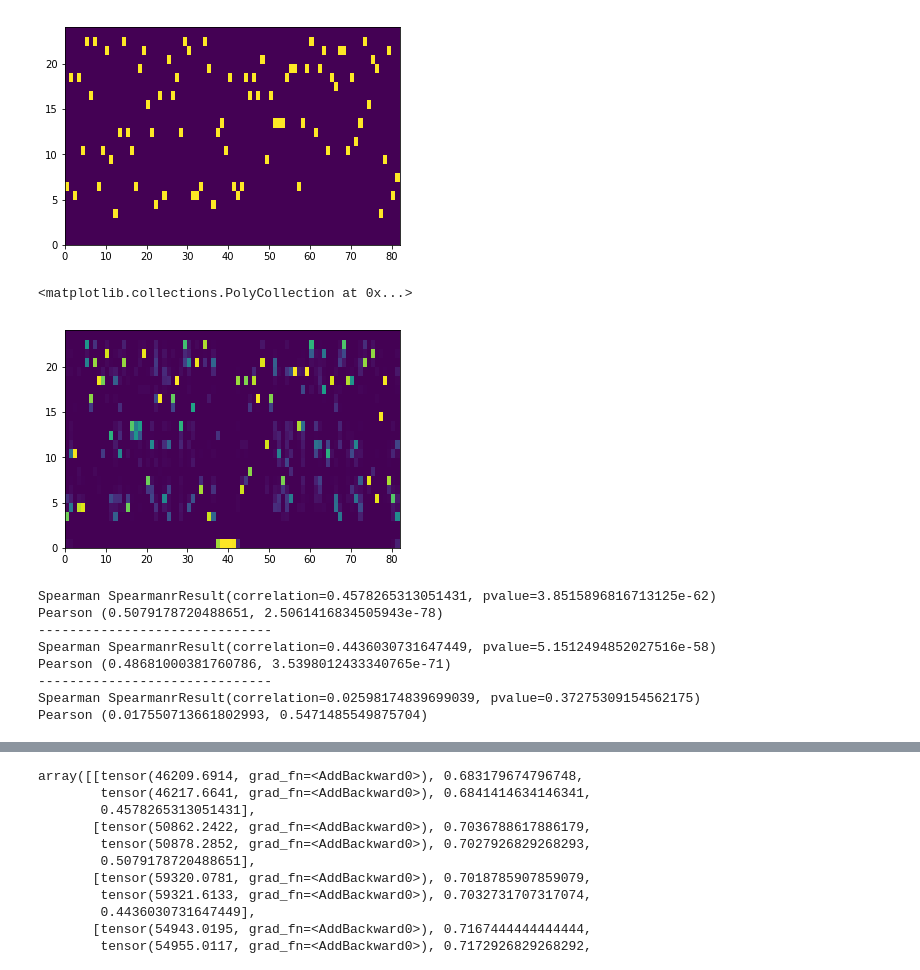
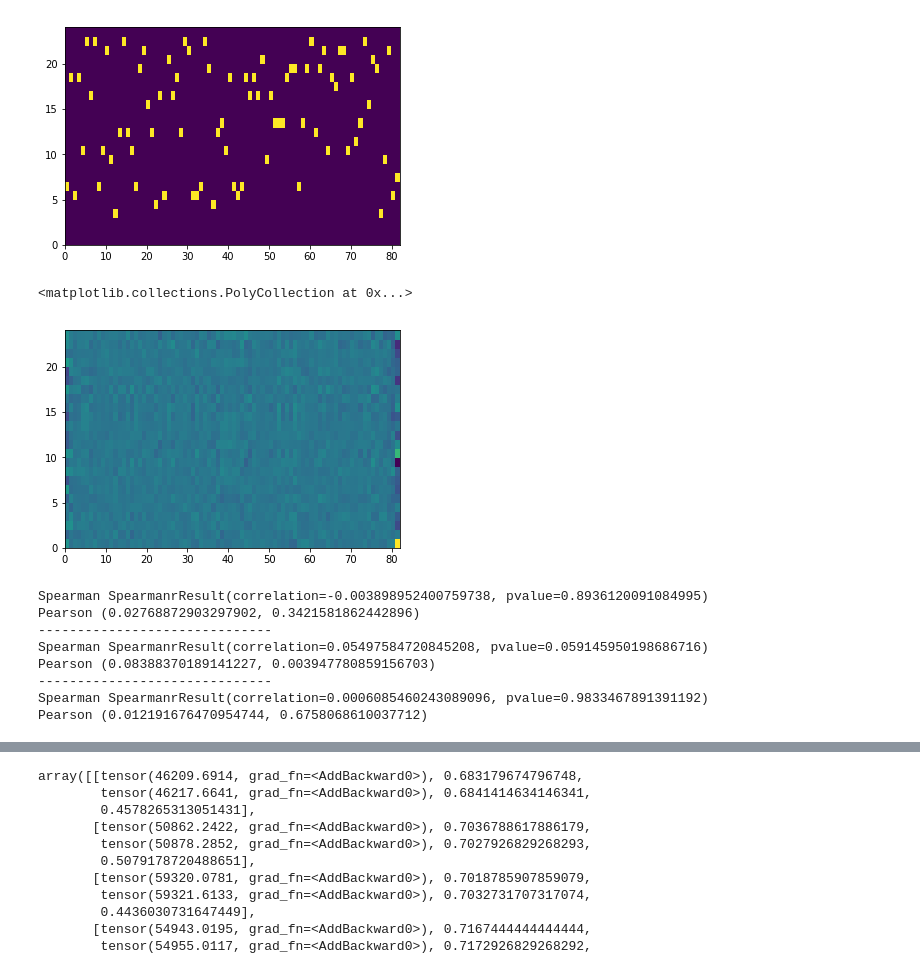
Before and after one commit to anihamde/VAE_protein_function, a Jupyter notebook: VAE_for_protein_function_prediction-TORCH.ipynb, the cells around one changed output, grey strips where cells are left out. Cells and saved outputs as stored; diff of their text form; code cells hidden in the pictures.

```diff
--- a/VAE_for_protein_function_prediction-TORCH.ipynb
+++ b/VAE_for_protein_function_prediction-TORCH.ipynb
@@ -441,7 +364,7 @@ x_train = x_train.reshape((len(x_train), np.prod(x_train.shape[1:])))
 # early_stopping = EarlyStopping(monitor='val_loss', patience=3)
 spearman_measure=rho_vs_mutants(test_data_plus,batch_size*int(len(test_data_plus)/batch_size),len(ORDER_LIST),PRUNED_SEQ_LENGTH)
 # %%
-vae_type = 'rec'
+vae_type = 'conv'
 # %%
 def conv_size_func(Lin,dilation,kernel,padding=0,stride=1):
   return int(((Lin+2*padding-dilation*(kernel-1)-1)/stride)+1)
@@ -522,7 +445,7 @@ elif vae_type == 'rec':
     univ_dropout = [0.2]*2
     dropout_enc = univ_dropout
     dropout_dec = univ_dropout
-    hid_size = [10,5]
+    hid_size = [20,10]
     dec_lin = False
 
     num_layers = 2
@@ -831,5 +796,8 @@ if vae_type == "conv":
 if vae_type == "full":
     fit_xtrain = model(torch.Tensor(train.view(-1,1968))).detach()
 
+if vae_type == "rec":
+    fit_xtrain = model(train.view(-1,82,24)).detach()
+
 z_means = model.z_mean.detach()
 # %%
@@ -871,26 +842,31 @@ plt.show()
 [figure]
 # %%
 if vae_type == 'full':
-  m = torch.nn.Softmax()
+    m = torch.nn.Softmax()
 
 
-  reshaped_fit_xtrain = m(fit_xtrain.reshape(45000 * 82, 24)).reshape(45000, 82, 24).transpose(2, 1)
+    reshaped_fit_xtrain = m(fit_xtrain.reshape(45000 * 82, 24)).reshape(45000, 82, 24).transpose(2, 1)
 
 
   # reshaped_fit_xtrain = torch.stack(list(map(m, fit_xtrain))).reshape(50000, 82, 24).transpose(2, 1)
 elif vae_type == 'conv':
-  m = torch.nn.Softmax()
+    m = torch.nn.Softmax()
 
 
-  reshaped_fit_xtrain = m(fit_xtrain.reshape(45000, 82, 24)).transpose(2, 1)
+    reshaped_fit_xtrain = m(fit_xtrain.reshape(45000, 82, 24)).transpose(2, 1)
 
 
   # reshaped_fit_xtrain = torch.stack(list(map(m, fit_xtrain))).reshape(50000, 82, 24).transpose(2, 1)
+
+elif vae_type == 'rec':
+    m = torch.nn.Softmax()
+
+    reshaped_fit_xtrain = m(fit_xtrain.reshape(45000,82,24).transpose(2,1))
 # %%
-plt.pcolor(reshaped_fit_xtrain[0])
+plt.pcolor(reshaped_fit_xtrain[0].cpu())
 # %% [output]
 <matplotlib.collections.PolyCollection at 0x...>
-[figure, old version]
+[figure, new version]
 # %%
 sample_size=batch_size*int(len(test_data_plus)/batch_size)
 sample_for_averging_size=100
@@ -900,7 +876,7 @@ x_decoded=reshaped_fit_xtrain
 
 digit = reshaped_fit_xtrain[0]#fit_xtrain_softmax_reshaped[0]
 digit_wt = digit
-digit_wt = normalize(digit,axis=0, norm='l1')
+digit_wt = normalize(digit.cpu(),axis=0, norm='l1')
 # print (digit_wt)
 
 
@@ -923,9 +899,9 @@ for sample in sample_indices:
 
 #     print (digit_wt_i)
 
-    digit_avg+=np.array(digit_wt_i) * 1. / sample_for_averging_size
+    digit_avg+=np.array(digit_wt_i.cpu()) * 1. / sample_for_averging_size
 
-    wt_p=compute_log_probability(test_data_plus[sample].reshape(digit_size, sequence_size),digit_wt_i)
+    wt_p=compute_log_probability(test_data_plus[sample].reshape(digit_size, sequence_size),digit_wt_i.cpu())
     wt_probs.append(wt_p)
     counter+=1
 
@@ -939,7 +915,7 @@ for sample in range(1,sample_size):
     digit = x_decoded[sample]
 #     digit = normalize(digit,axis=0, norm='l1')
 
-    fitness=compute_log_probability(test_data_plus[sample].reshape(digit_size, sequence_size),digit)-wt_prob
+    fitness=compute_log_probability(test_data_plus[sample].reshape(digit_size, sequence_size),digit.cpu())-wt_prob
     fitnesses.append(fitness)
 
     fitness=compute_log_probability(test_data_plus[sample].reshape(digit_size, sequence_size),digit_wt)-wt_prob
@@ -958,14 +934,14 @@ print ('------------------------------')
 print ("Spearman",spearmanr(fitnesses,target_values_singles[:sample_size-1]))
 print ("Pearson", pearsonr(fitnesses,target_values_singles[:sample_size-1]))
 # %% [output]
-Spearman SpearmanrResult(correlation=0.4578265313051431, pvalue=3.8515896816713125e-62)
-Pearson (0.5079178720488651, 2.5061416834505943e-78)
+Spearman SpearmanrResult(correlation=-0.003898952400759738, pvalue=0.8936120091084995)
+Pearson (0.02768872903297902, 0.3421581862442896)
 ------------------------------
-Spearman SpearmanrResult(correlation=0.4436030731647449, pvalue=5.1512494852027516e-58)
-Pearson (0.48681000381760786, 3.5398012433340765e-71)
+Spearman SpearmanrResult(correlation=0.05497584720845208, pvalue=0.059145950198686716)
+Pearson (0.08388370189141227, 0.003947780859156703)
 ------------------------------
-Spearman SpearmanrResult(correlation=0.02598174839699039, pvalue=0.37275309154562175)
-Pearson (0.017550713661802993, 0.5471485549875704)
+Spearman SpearmanrResult(correlation=0.0006085460243089096, pvalue=0.9833467891391192)
+Pearson (0.012191676470954744, 0.6758068610037712)
 # %%
 perf = np.array([losses_train,accuracies_train,losses_test,accuracies_test,[0 for i in losses_test]])
 perf = np.transpose(perf)
```
Also changed, not shown: parts of 27 cells of this notebook, 1 other file.
